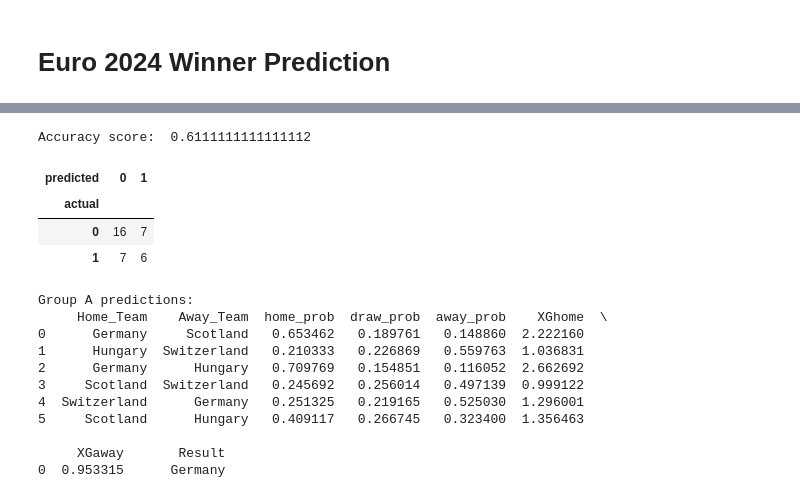
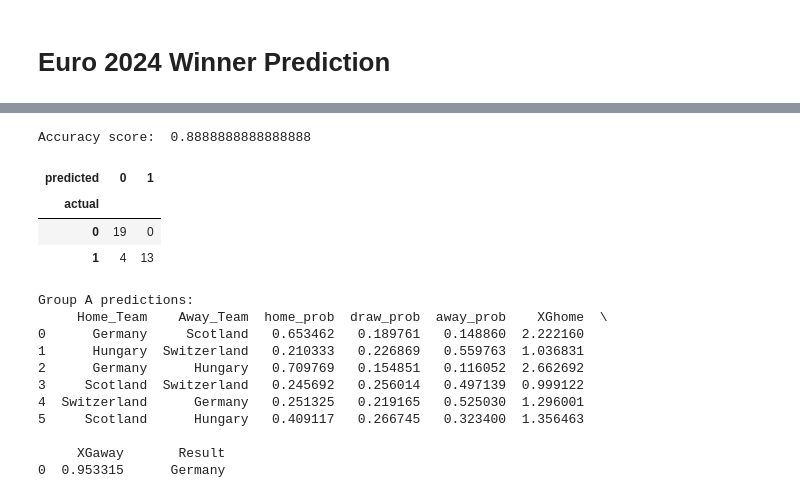
Before and after one commit to 0101dusica/RI-UEFA-Euro-2024, a Jupyter notebook: euro.ipynb, the cells around one changed output, grey strips where cells are left out. Drawn from its saved outputs; the diff is of its cells as text; code cells hidden in the pictures.

```diff
--- a/euro.ipynb
+++ b/euro.ipynb
@@ -757,32 +757,32 @@ group_matches
 # %%
 new_test = group_matches.copy()
 
 new_test = new_test.rename(columns={
     'Home_att': 'att_h_after',
     'Home_def': 'def_h_after',
     'Away_att': 'att_a_after',
     'Away_def': 'def_a_after',
 })
 
-new_test["result"] = np.where(new_test["Points_Home"] > new_test["Points_Away"], 1, 0)
+new_test["result"] = np.where(new_test["home_prob"] > new_test["away_prob"], 1, 0)
 new_test["opponent"] = new_test["Away_Team"].astype("category").cat.codes
 new_test["home_game"] = np.where(new_test["Home_Team"] == "Germany", 0, 1)
 new_test["urgency"] = 14
 
 # Make predictions on the test set
 npreds = rf_model.predict(new_test[predictors])
 
 error = accuracy_score(new_test["result"], npreds)
 print("Accuracy score: ", error)
 
 combined = pd.DataFrame(dict(actual=new_test["result"], predicted=npreds))
 pd.crosstab(index=combined["actual"], columns=combined["predicted"])
 # %% [output]
-Accuracy score:  0.6111111111111112
+Accuracy score:  0.8888888888888888
 | predicted | 0 | 1 |
 | actual |  |  |
-| 0 | 16 | 7 |
-| 1 | 7 | 6 |
+| 0 | 19 | 0 |
+| 1 | 4 | 13 |
 # %%
 # Define a function to determine the result based on probabilities
 def determine_result_random(row):
```
Also changed, not shown: parts of 8 cells of this notebook, 2 other files.
